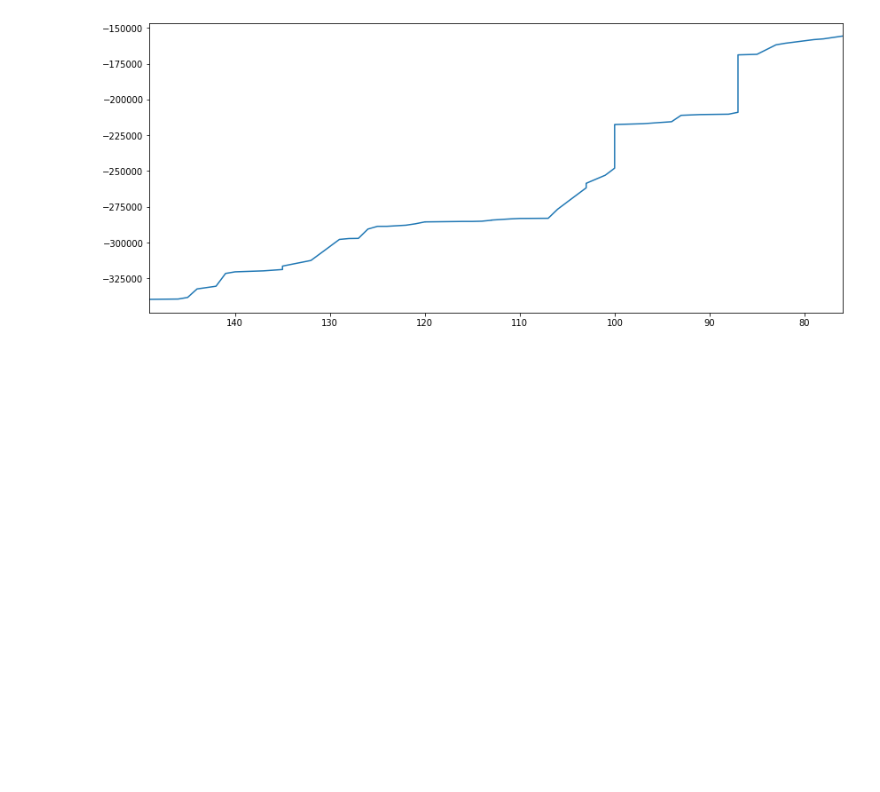
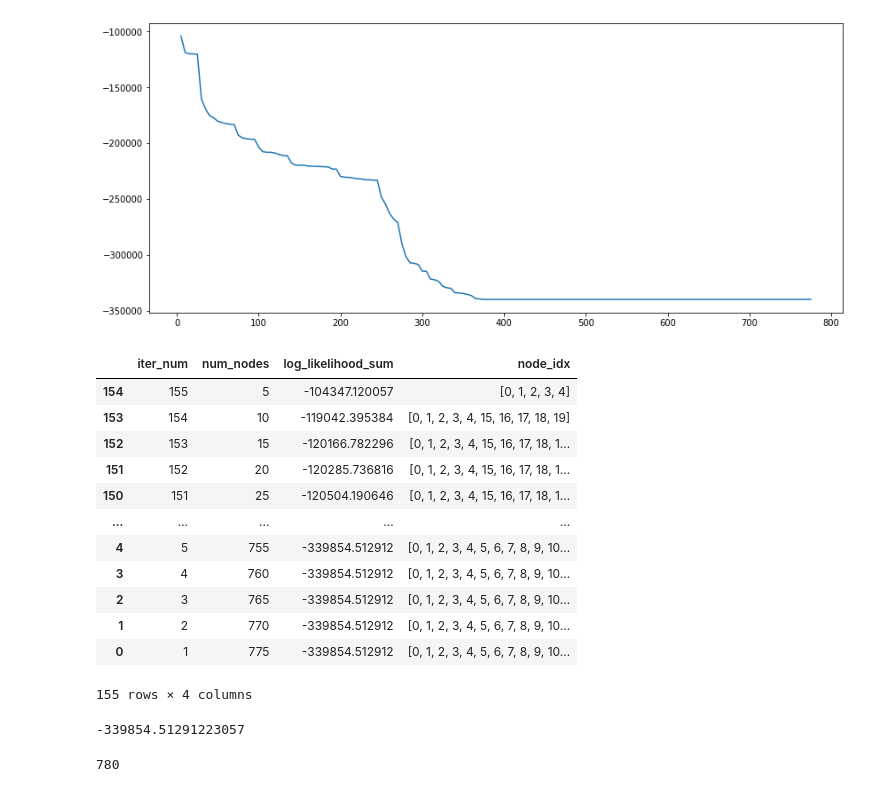
Before and after one commit to neuromat/smallest_maximizer_criterion, a Jupyter notebook: examples/notebooks/Pruning context trees.ipynb, the cells around one changed output. Saved outputs shown, nothing was run; the diff lists cells and outputs as text; code cells hidden in the pictures; blank space fills up the shorter version.

```diff
--- a/examples/notebooks/Pruning context trees.ipynb
+++ b/examples/notebooks/Pruning context trees.ipynb
@@ -164,0 +35,38 @@ Likelihood: -155697.01200514488
+# %%
+# iteration block
+
+iteration_num = 0
+while df.final.sum()>0:
+    # fetch all nodes connected to leaf nodes and mark them as parent of leaves (LP)
+    parent_node_idx = df.loc[(df.final==1) & (df.type=='L')].parent_idx.unique()
+    df.loc[df.node_idx.isin(parent_node_idx), 'type'] = 'LP' # leaf parent
+
+    # for all LP nodes, mark as candidate those ones that connects only with leaf nodes
+    lp_nodes = df.loc[(df.type=='LP') & (df.final==1)]
+    for idx, lp_node in lp_nodes.iterrows():
+        child_nodes = df[df.parent_idx==lp_node.node_idx]
+
+        num_child_nodes = len(child_nodes)
+        active_child_nodes = (child_nodes.final==1).astype(int).sum()
+        leaf_nodes = (child_nodes.type=='L').astype(int).sum()
+        # when all child nodes are leaves and active
+        if num_child_nodes == active_child_nodes == leaf_nodes:
+            df.loc[df.node_idx==lp_node.node_idx, 'type'] = 'LPC' # mark these nodes as candidates (LPC)
+
+    lpc = df[df.type=='LPC']
+    if len(lpc)==0:
+        break
+
+    # for all the candidate nodes (LPC), calculate the less contributive
+    less_contributive_lp_idx = np.array(lpc.sort_values(['children_contrib']).node_idx)[0]
+
+    # Eliminate leaves
+    df.loc[df.parent_idx==less_contributive_lp_idx, 'final'] = 0
+
+    # The less contributive LPC becomes a leaf
+    df.loc[df.node_idx==less_contributive_lp_idx, 'type'] = 'L'
+    iteration_num += 1
+
+    active_nodes = df[df.final==1]
+    # ['iter_num', 'num_nodes', 'log_likelihood_sum', 'node_idx']
+    df_results.loc[len(df_results)] = [iteration_num, len(active_nodes), active_nodes.lps.sum(), np.array(active_nodes.node_idx)]
@@ -165,7 +94,22 @@ Likelihood: -155697.01200514488
+# %%
+results = df_results.sort_values(['num_nodes'], ascending=True)
 # %%
 plt.figure(figsize=(14, 6))
-plt.plot(df2.num_contexts, df2.likelihood)
-plt.xlim(df2.num_contexts.max(), df2.num_contexts.min())
+plt.plot(results.num_nodes, results.log_likelihood_sum)
 plt.show()
+results
 # %% [output]
-[figure, old version]
+[figure, new version]
+|  | iter_num | num_nodes | log_likelihood_sum | node_idx |
+| 154 | 155 | 5 | -104347.120057 | [0, 1, 2, 3, 4] |
+| 153 | 154 | 10 | -119042.395384 | [0, 1, 2, 3, 4, 15, 16, 17, 18, 19] |
+| 152 | 153 | 15 | -120166.782296 | [0, 1, 2, 3, 4, 15, 16, 17, 18, 1... |
+| 151 | 152 | 20 | -120285.736816 | [0, 1, 2, 3, 4, 15, 16, 17, 18, 1... |
+| 150 | 151 | 25 | -120504.190646 | [0, 1, 2, 3, 4, 15, 16, 17, 18, 1... |
+| ... | ... | ... | ... | ... |
+| 4 | 5 | 755 | -339854.512912 | [0, 1, 2, 3, 4, 5, 6, 7, 8, 9, 10... |
+| 3 | 4 | 760 | -339854.512912 | [0, 1, 2, 3, 4, 5, 6, 7, 8, 9, 10... |
+| 2 | 3 | 765 | -339854.512912 | [0, 1, 2, 3, 4, 5, 6, 7, 8, 9, 10... |
+| 1 | 2 | 770 | -339854.512912 | [0, 1, 2, 3, 4, 5, 6, 7, 8, 9, 10... |
+| 0 | 1 | 775 | -339854.512912 | [0, 1, 2, 3, 4, 5, 6, 7, 8, 9, 10... |
+155 rows × 4 columns
@@ -180,0 +116,8 @@ x.index
+# %%
+t.log_likelihood()
+# %% [output]
+-339854.51291223057
+# %%
+t.num_contexts()
+# %% [output]
+780
```
Also changed, not shown: parts of 22 cells of this notebook, 2 other files.
